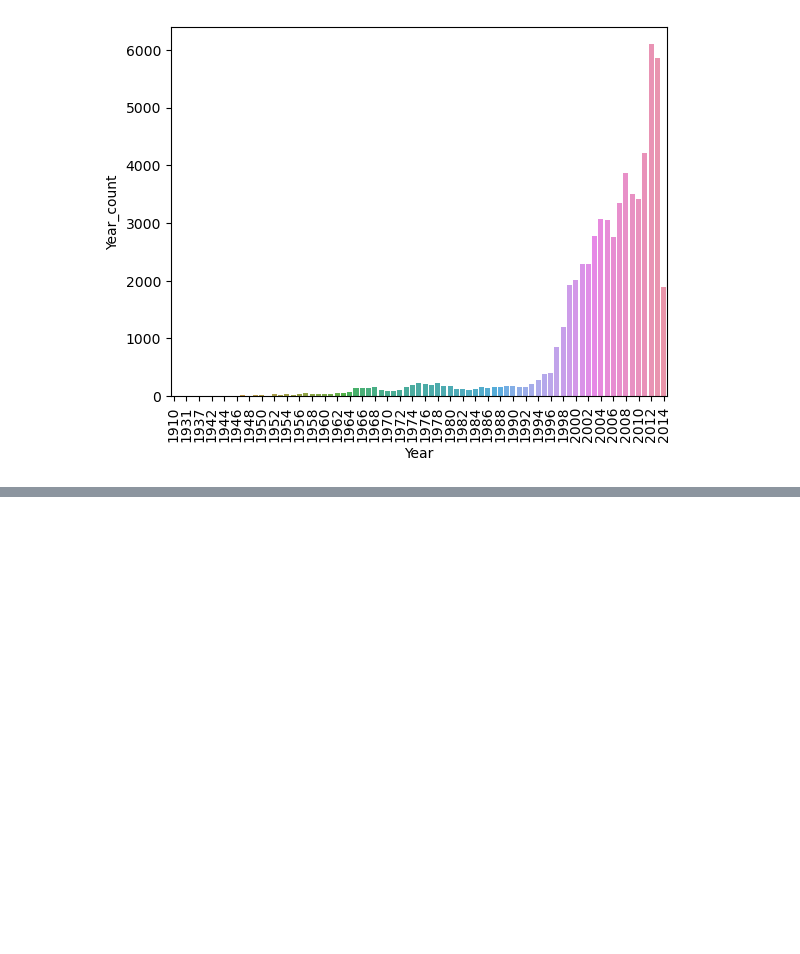
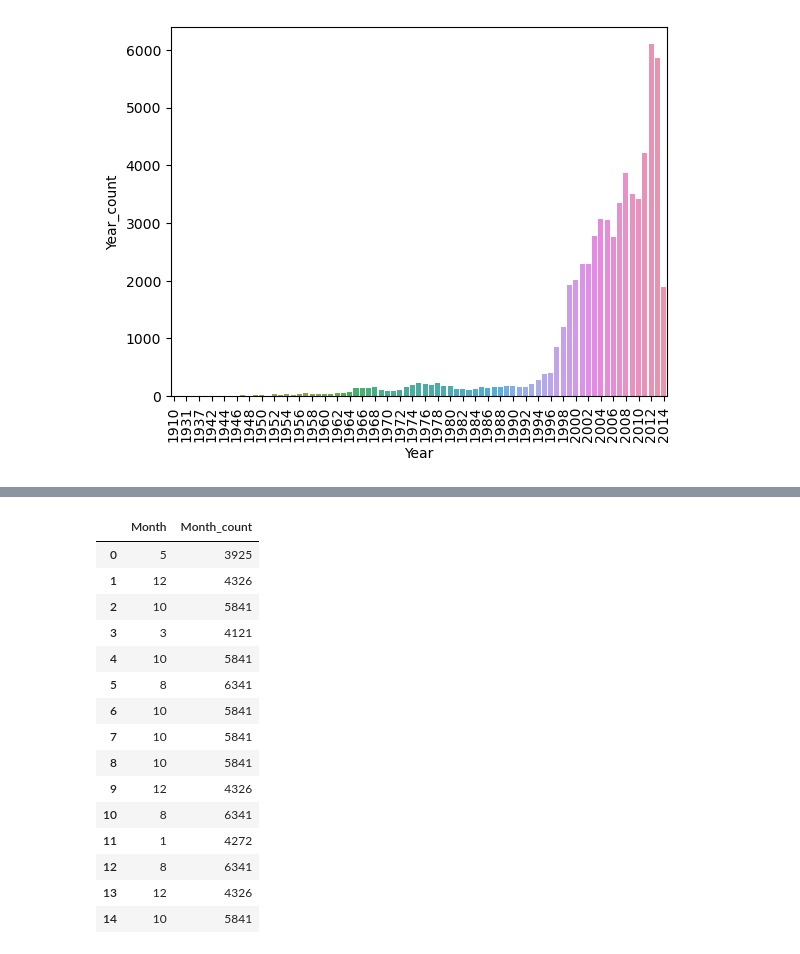
Before and after one commit to AndrewBoyne/my_qa_repo, a Jupyter notebook: Week 10 free practice/New UFOs after Years bar chart 1327.ipynb, the cells around one changed output, grey strips where cells are left out. Saved outputs shown, nothing was run; the diff lists cells and outputs as text; code cells hidden in the pictures; blank space fills up the shorter version.

```diff
--- a/Week 10 free practice/New UFOs after Years bar chart 1327.ipynb
+++ b/Week 10 free practice/New UFOs after Years bar chart 1327.ipynb
@@ -257,0 +295,21 @@ for p in ax.patches:
+# %%
+new_columns4=['Month', 'Month_count']
+Months=df[new_columns4]
+Months.head(15)
+# %% [output]
+|  | Month | Month_count |
+| 0 | 5 | 3925 |
+| 1 | 12 | 4326 |
+| 2 | 10 | 5841 |
+| 3 | 3 | 4121 |
+| 4 | 10 | 5841 |
+| 5 | 8 | 6341 |
+| 6 | 10 | 5841 |
+| 7 | 10 | 5841 |
+| 8 | 10 | 5841 |
+| 9 | 12 | 4326 |
+| 10 | 8 | 6341 |
+| 11 | 1 | 4272 |
+| 12 | 8 | 6341 |
+| 13 | 12 | 4326 |
+| 14 | 10 | 5841 |
```
Also changed, not shown: parts of 11 cells of this notebook, 5 other files.
